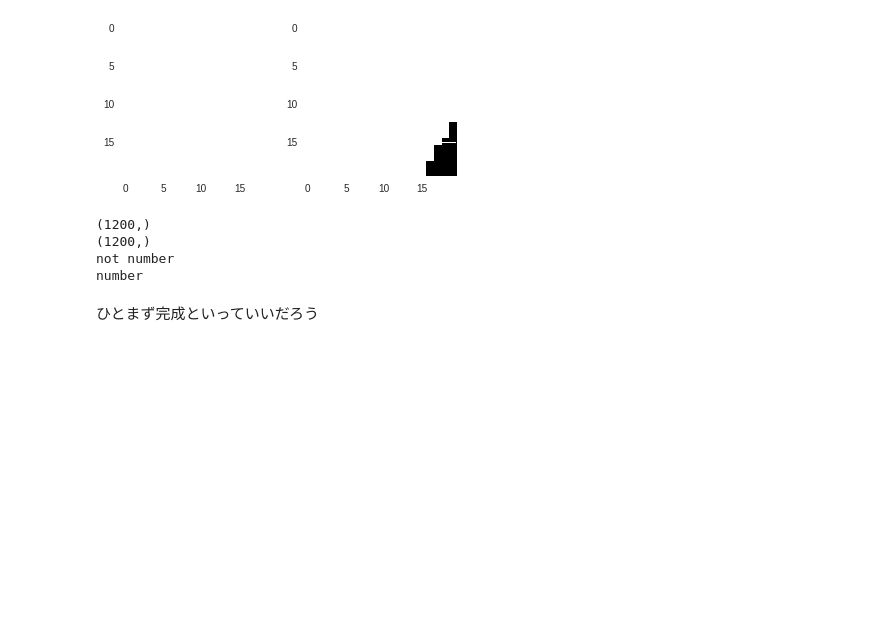
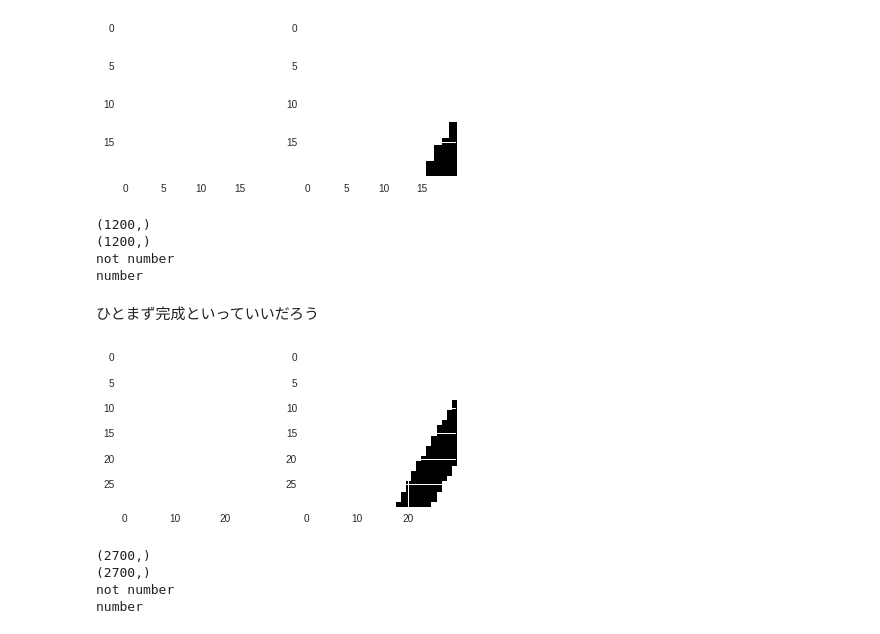
Before and after one commit to aichizokkoku/sudoku, a Jupyter notebook: roop_check.ipynb, the cells around one changed output. Cells and saved outputs as stored; diff of their text form; code cells hidden in the pictures; blank space fills up the shorter version.

```diff
--- a/roop_check.ipynb
+++ b/roop_check.ipynb
@@ -240,3 +240,34 @@ not number
 number
 # %% [markdown]
 ひとまず完成といっていいだろう
+# %%
+img11a =img11[10:40, 10:40]
+img29a =img29[10:40, 10:40]
+
+plt.subplot(1, 2, 1)
+plt.imshow(cv2.cvtColor(img11a, cv2.COLOR_BGR2RGB))
+plt.subplot(1, 2, 2)
+plt.imshow(cv2.cvtColor(img29a, cv2.COLOR_BGR2RGB))
+plt.show()
+
+img11a = img11a.flatten()
+img29a = img29a.flatten()
+
+print(img11a.shape)
+print(img29a.shape)
+
+if 0 not in img11a:
+  print("not number")
+else:
+  print("number")
+
+if 0 not in img29a:
+  print("not number")
+else:
+  print("number")
+# %% [output]
+[figure, added]
+(2700,)
+(2700,)
+not number
+number
```
